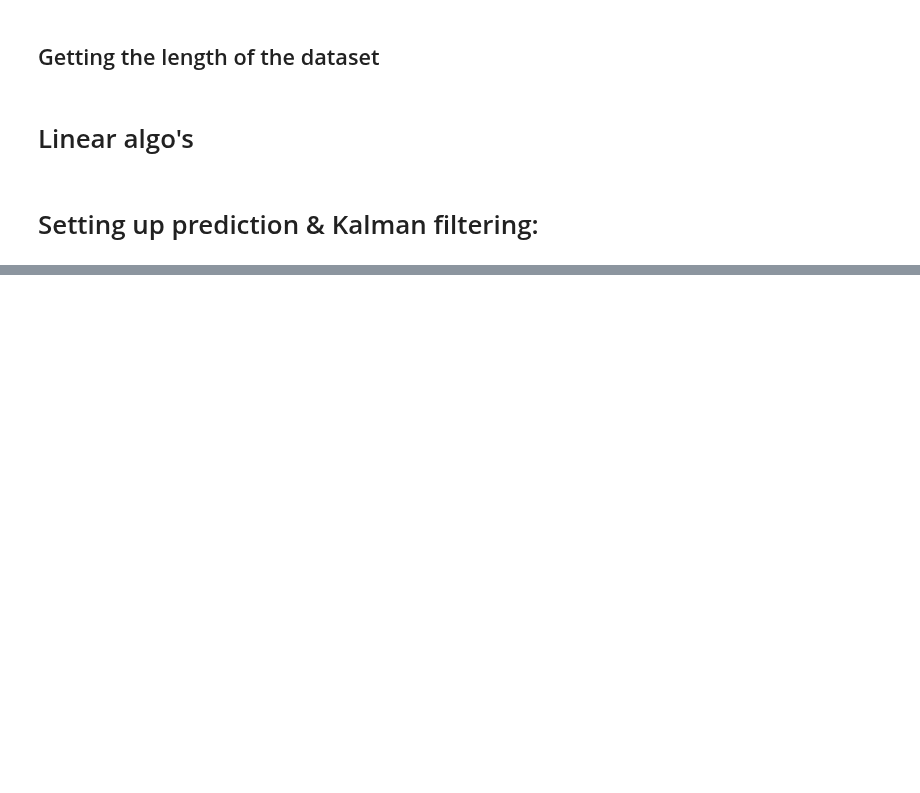
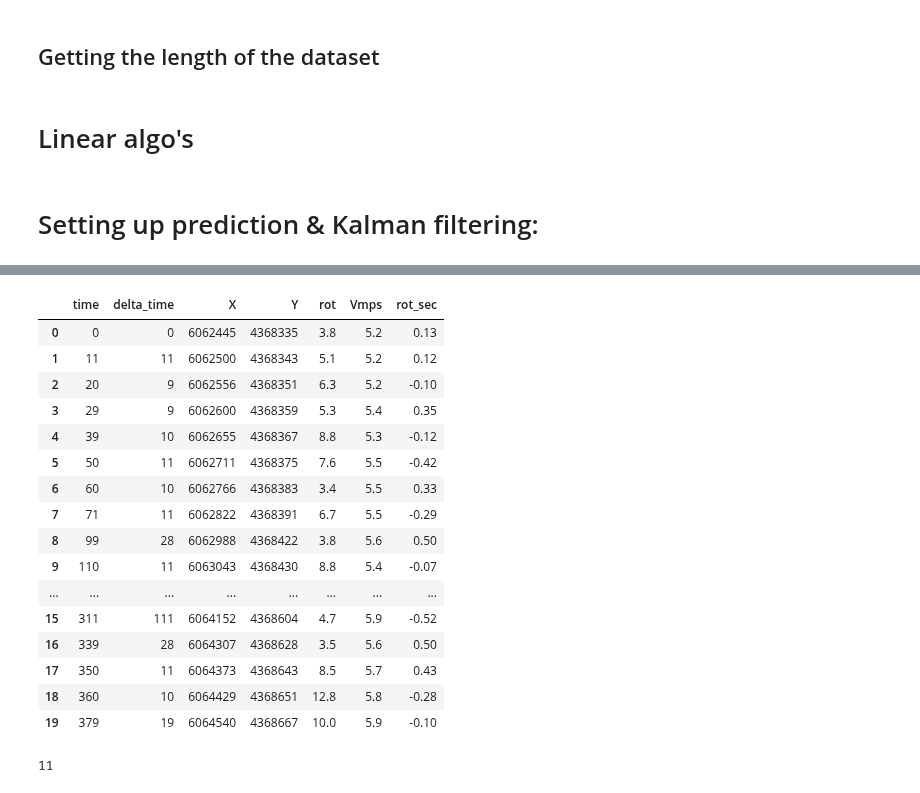
Before and after one commit to cnburger/AIS_KalmanFilter, a Jupyter notebook: Kalman Filter _ NewMethod.ipynb, the cells around one changed output, grey strips where cells are left out. Cells and saved outputs as stored; diff of their text form; code cells hidden in the pictures; blank space fills up the shorter version.

```diff
--- a/Kalman Filter _ NewMethod.ipynb
+++ b/Kalman Filter _ NewMethod.ipynb
@@ -7,7 +7,7 @@ import math
 # %% [markdown]
 # Importing the dataset
 # %%
-polish_data = pd.read_csv(r"C:\Users\chris\OneDrive\MSc\Kalman Filter - Polish Paper\polish_data.csv")
+polish_data = pd.read_csv(r"polish_data.csv")
 print(polish_data.head())
 # %% [output]
    time  delta_time        X        Y  rot  Vmps  rot_sec
@@ -358,0 +377,25 @@ plt.plot(polish_data.iloc[:,2].values ,polish_data.iloc[:,3].values, "ro")
+# %%
+new_kalman_data.iloc[12,1]
+polish_data
+# %% [output]
+|  | time | delta_time | X | Y | rot | Vmps | rot_sec |
+| 0 | 0 | 0 | 6062445 | 4368335 | 3.8 | 5.2 | 0.13 |
+| 1 | 11 | 11 | 6062500 | 4368343 | 5.1 | 5.2 | 0.12 |
+| 2 | 20 | 9 | 6062556 | 4368351 | 6.3 | 5.2 | -0.10 |
+| 3 | 29 | 9 | 6062600 | 4368359 | 5.3 | 5.4 | 0.35 |
+| 4 | 39 | 10 | 6062655 | 4368367 | 8.8 | 5.3 | -0.12 |
+| 5 | 50 | 11 | 6062711 | 4368375 | 7.6 | 5.5 | -0.42 |
+| 6 | 60 | 10 | 6062766 | 4368383 | 3.4 | 5.5 | 0.33 |
+| 7 | 71 | 11 | 6062822 | 4368391 | 6.7 | 5.5 | -0.29 |
+| 8 | 99 | 28 | 6062988 | 4368422 | 3.8 | 5.6 | 0.50 |
+| 9 | 110 | 11 | 6063043 | 4368430 | 8.8 | 5.4 | -0.07 |
+| ... | ... | ... | ... | ... | ... | ... | ... |
+| 15 | 311 | 111 | 6064152 | 4368604 | 4.7 | 5.9 | -0.52 |
+| 16 | 339 | 28 | 6064307 | 4368628 | 3.5 | 5.6 | 0.50 |
+| 17 | 350 | 11 | 6064373 | 4368643 | 8.5 | 5.7 | 0.43 |
+| 18 | 360 | 10 | 6064429 | 4368651 | 12.8 | 5.8 | -0.28 |
+| 19 | 379 | 19 | 6064540 | 4368667 | 10.0 | 5.9 | -0.10 |
+# %%
+polish_data.iloc[1,1]
+# %% [output]
+11
```
Also changed, not shown: parts of 11 cells of this notebook.
